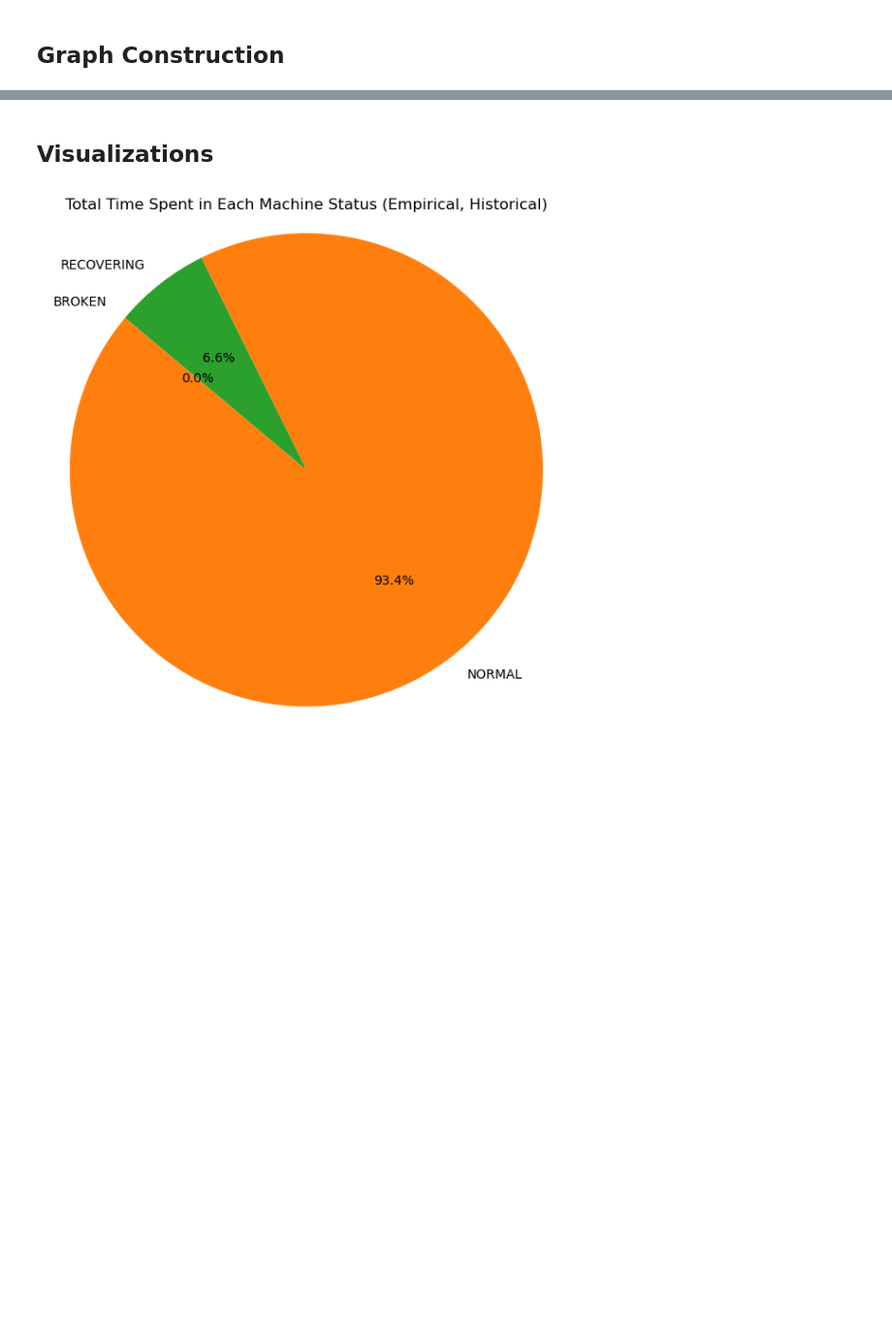
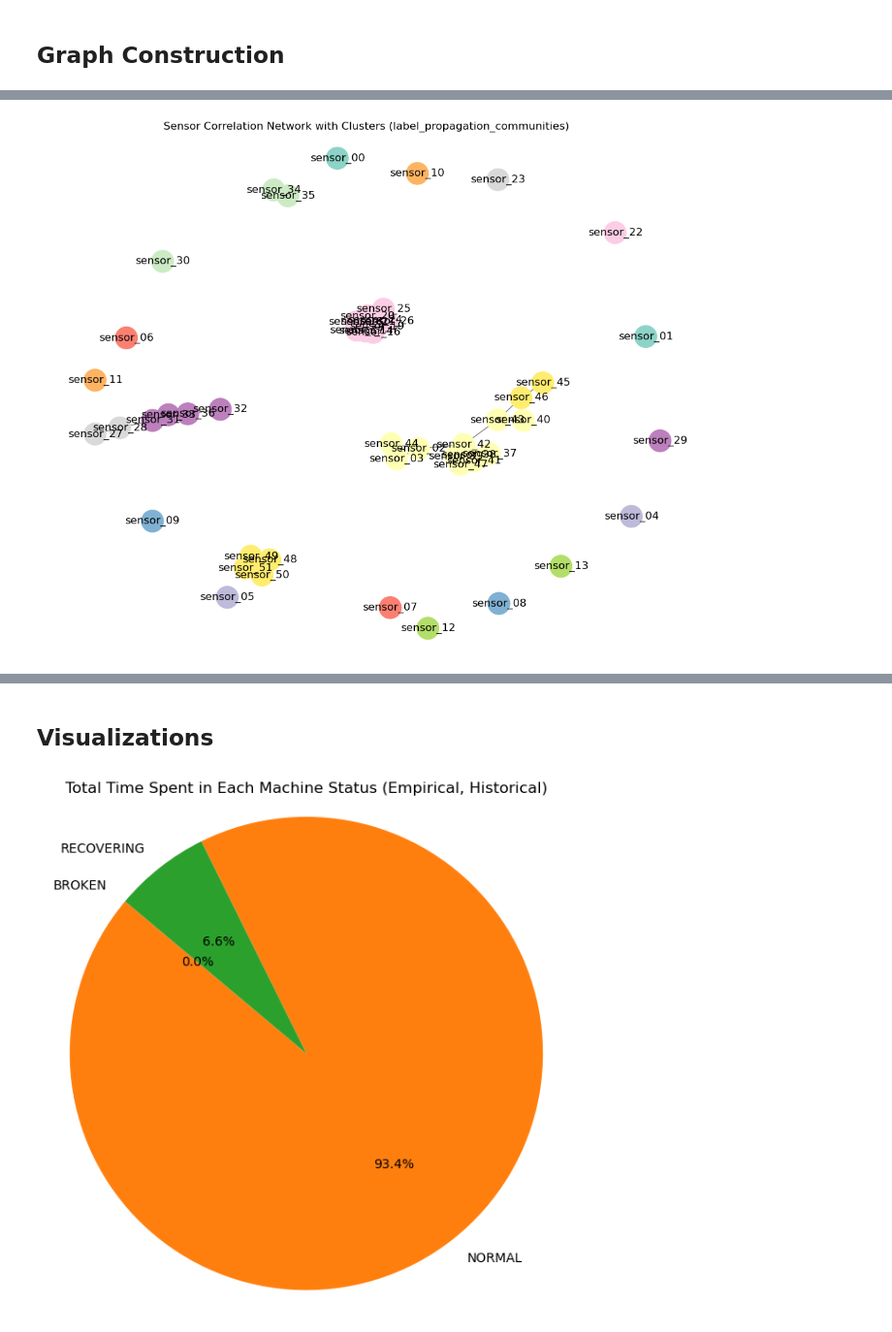
Before and after one commit to jrwoodwa/graph-based-predictive-maintenance, a Jupyter notebook: PredictiveMaintenance.ipynb, the cells around one changed output, grey strips where cells are left out. Shown at 97% size. Saved outputs shown, nothing was run; the diff lists cells and outputs as text; code cells hidden in the pictures; blank space fills up the shorter version.

```diff
--- a/PredictiveMaintenance.ipynb
+++ b/PredictiveMaintenance.ipynb
@@ -121,0 +196,25 @@ Desire to have z-score for the decimals too
+# %%
+import matplotlib.pyplot as plt
+import networkx as nx
+from networkx.algorithms.community import label_propagation_communities
+
+# Use label propagation clustering
+clusters = list(label_propagation_communities(G))
+
+# Assign a color per cluster
+color_map = {}
+for i, cluster in enumerate(clusters):
+    for node in cluster:
+        color_map[node] = i
+
+node_colors = [color_map[node] for node in G.nodes()]
+
+# Draw
+plt.figure(figsize=(10, 8))
+pos = nx.spring_layout(G, seed=42)
+nx.draw(G, pos, with_labels=True, node_color=node_colors, cmap=plt.cm.Set3, node_size=600, edge_color='gray')
+plt.title("Sensor Correlation Network with Clusters (label_propagation_communities)")
+plt.axis('off')
+plt.show()
+# %% [output]
+[figure, added]
```
Also changed, not shown: parts of 10 cells of this notebook.
